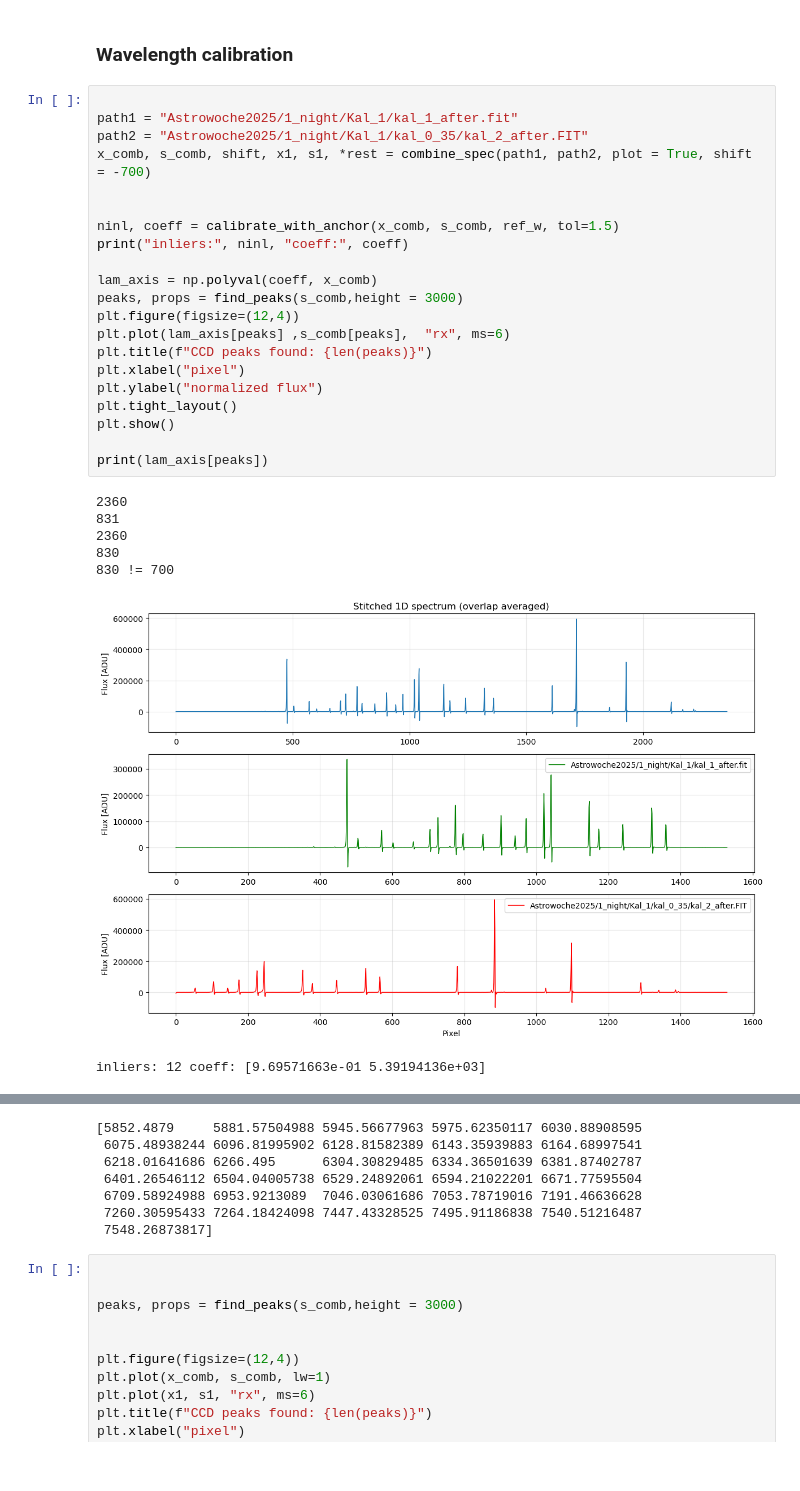
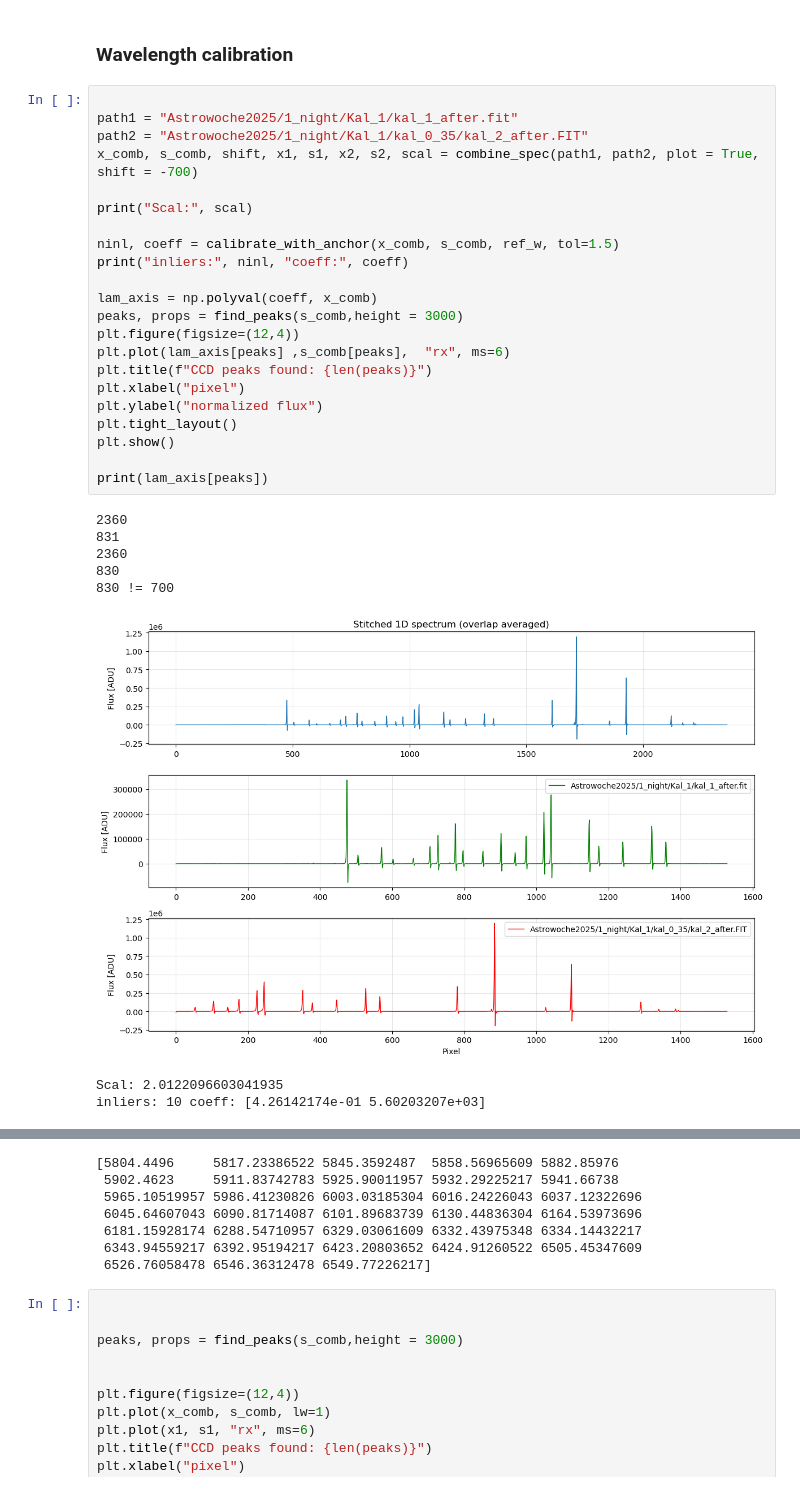
Before and after one commit to michelhausammann/Astrowoche, a Jupyter notebook: data_framework.ipynb, the cells around one changed output, grey strips where cells are left out. Saved outputs shown, nothing was run; the diff lists cells and outputs as text.

```diff
--- a/data_framework.ipynb
+++ b/data_framework.ipynb
@@ -773,29 +617,31 @@ def plot_spectrum(x_comb, lam_axis, s_comb, title):
 # %%
 
 path1 = "Astrowoche2025/1_night/Kal_1/kal_1_after.fit"
 path2 = "Astrowoche2025/1_night/Kal_1/kal_0_35/kal_2_after.FIT"
-x_comb, s_comb, shift, x1, s1, *rest = combine_spec(path1, path2, plot = True, shift = -700)
+x_comb, s_comb, shift, x1, s1, x2, s2, scal = combine_spec(path1, path2, plot = True, shift = -700)
 
+print("Scal:", scal)
 
 ninl, coeff = calibrate_with_anchor(x_comb, s_comb, ref_w, tol=1.5)
 print("inliers:", ninl, "coeff:", coeff)
 
 lam_axis = np.polyval(coeff, x_comb)
 peaks, props = find_peaks(s_comb,height = 3000)
 plt.figure(figsize=(12,4))
 plt.plot(lam_axis[peaks] ,s_comb[peaks],  "rx", ms=6)
 plt.title(f"CCD peaks found: {len(peaks)}")
 plt.xlabel("pixel")
 plt.ylabel("normalized flux")
 plt.tight_layout()
 plt.show()
 
 print(lam_axis[peaks])
 # %% [output]
 2360
 831
 2360
 830
 830 != 700
-[figure, old version]
+[figure, new version]
-inliers: 12 coeff: [9.69571663e-01 5.39194136e+03]
+Scal: 2.0122096603041935
+inliers: 10 coeff: [4.26142174e-01 5.60203207e+03]
@@ -803,10 +649,10 @@ inliers: 12 coeff: [9.69571663e-01 5.39194136e+03]
-[5852.4879     5881.57504988 5945.56677963 5975.62350117 6030.88908595
- 6075.48938244 6096.81995902 6128.81582389 6143.35939883 6164.68997541
- 6218.01641686 6266.495      6304.30829485 6334.36501639 6381.87402787
- 6401.26546112 6504.04005738 6529.24892061 6594.21022201 6671.77595504
- 6709.58924988 6953.9213089  7046.03061686 7053.78719016 7191.46636628
- 7260.30595433 7264.18424098 7447.43328525 7495.91186838 7540.51216487
- 7548.26873817]
+[5804.4496     5817.23386522 5845.3592487  5858.56965609 5882.85976
+ 5902.4623     5911.83742783 5925.90011957 5932.29225217 5941.66738
+ 5965.10519957 5986.41230826 6003.03185304 6016.24226043 6037.12322696
+ 6045.64607043 6090.81714087 6101.89683739 6130.44836304 6164.53973696
+ 6181.15928174 6288.54710957 6329.03061609 6332.43975348 6334.14432217
+ 6343.94559217 6392.95194217 6423.20803652 6424.91260522 6505.45347609
+ 6526.76058478 6546.36312478 6549.77226217]
 # %%
 
 
```
Also changed, not shown: parts of 15 cells of this notebook.
